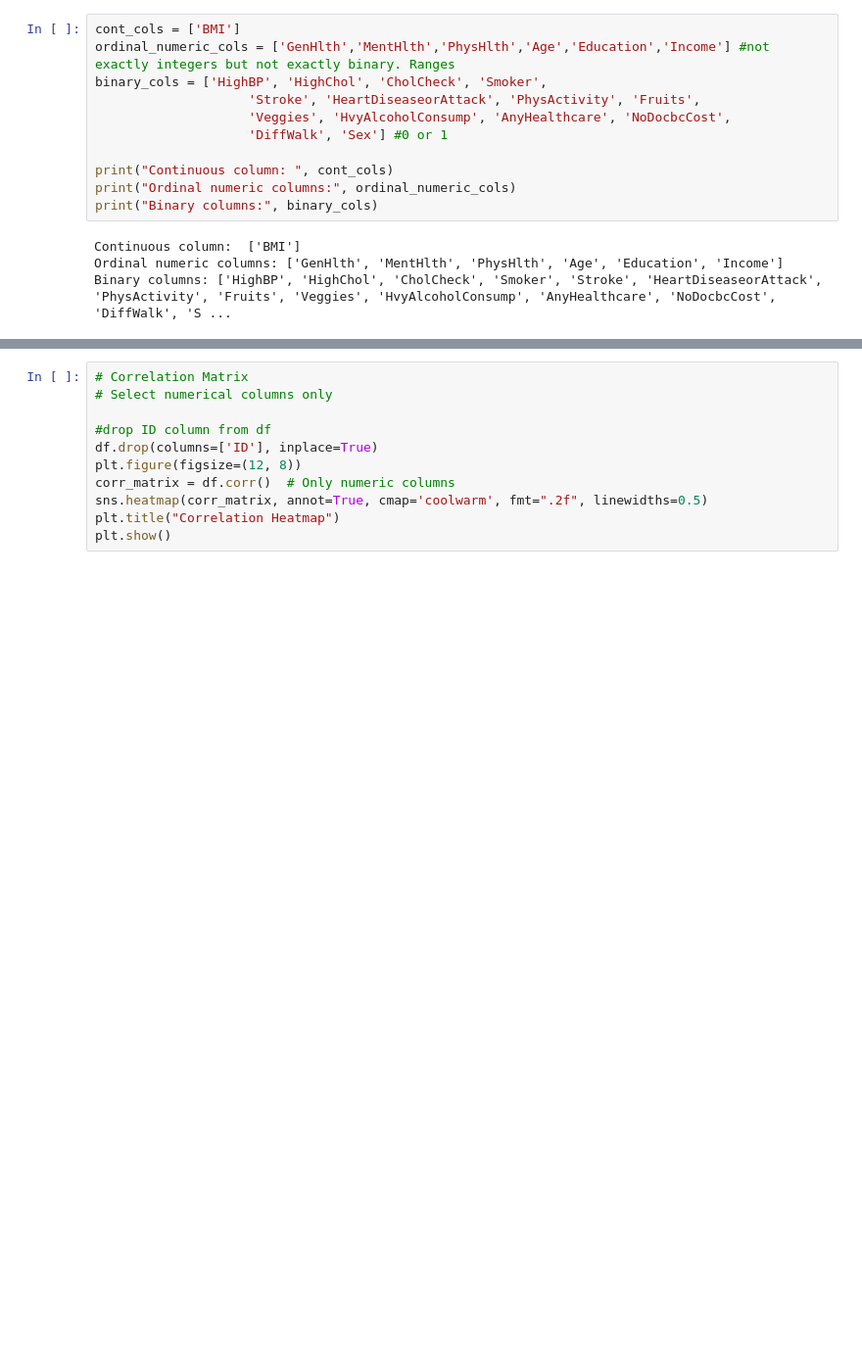
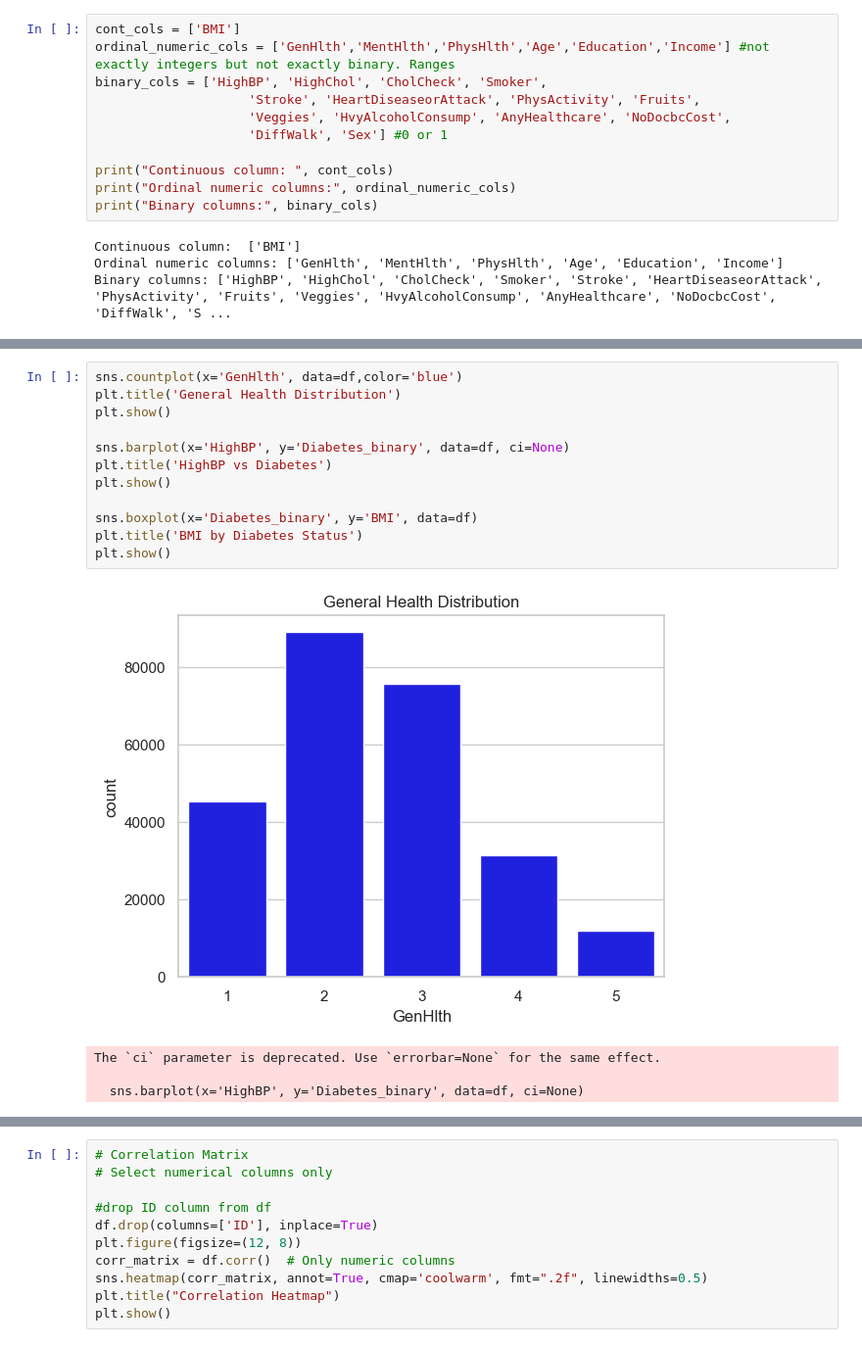
Before and after one commit to cassidygorsky/5243_FinalProject_Team13, a Jupyter notebook: applied_data_science_final_project.ipynb, the cells around one changed output, grey strips where cells are left out. Shown at 98% size. Saved outputs shown, nothing was run; the diff lists cells and outputs as text; blank space fills up the shorter version.

```diff
--- a/applied_data_science_final_project.ipynb
+++ b/applied_data_science_final_project.ipynb
@@ -412 +440,18 @@ plt.show()
 [figure]
+# %%
+sns.countplot(x='GenHlth', data=df,color='blue')
+plt.title('General Health Distribution')
+plt.show()
+
+sns.barplot(x='HighBP', y='Diabetes_binary', data=df, ci=None)
+plt.title('HighBP vs Diabetes')
+plt.show()
+
+sns.boxplot(x='Diabetes_binary', y='BMI', data=df)
+plt.title('BMI by Diabetes Status')
+plt.show()
+# %% [output]
+[figure, added]
+The `ci` parameter is deprecated. Use `errorbar=None` for the same effect.
+
+  sns.barplot(x='HighBP', y='Diabetes_binary', data=df, ci=None)
```
Also changed, not shown: parts of 7 cells of this notebook.
